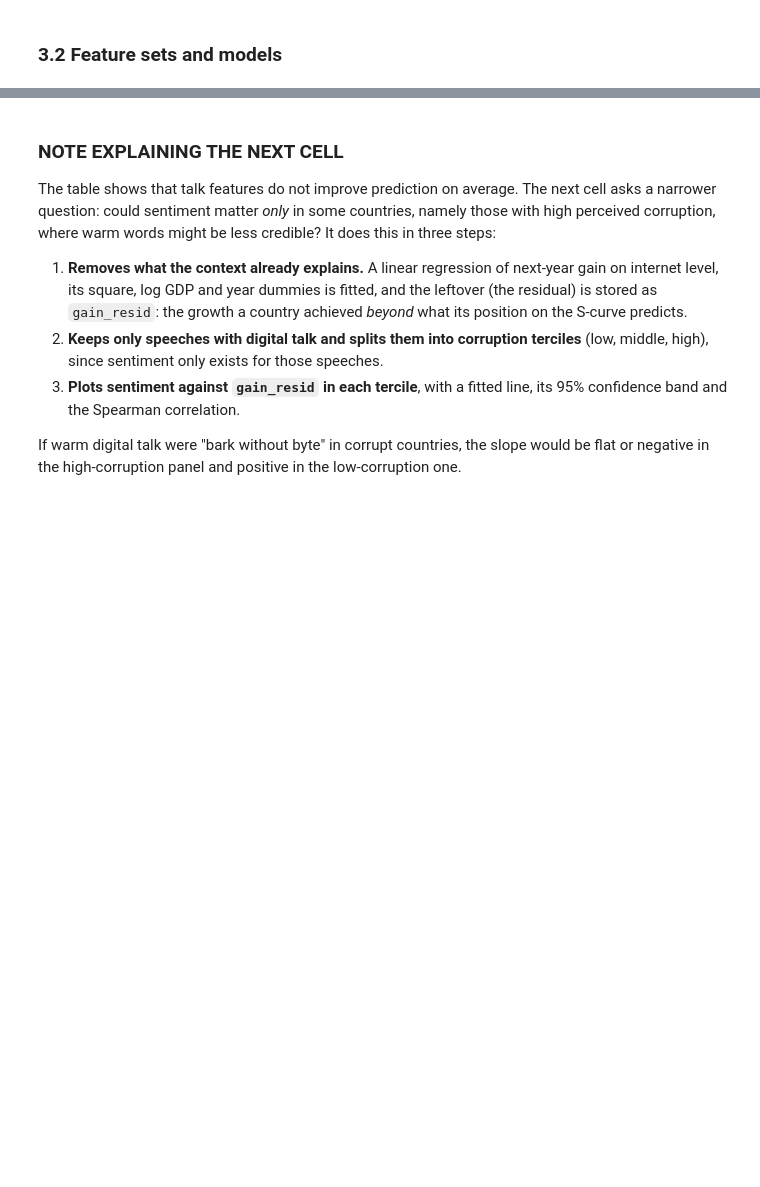
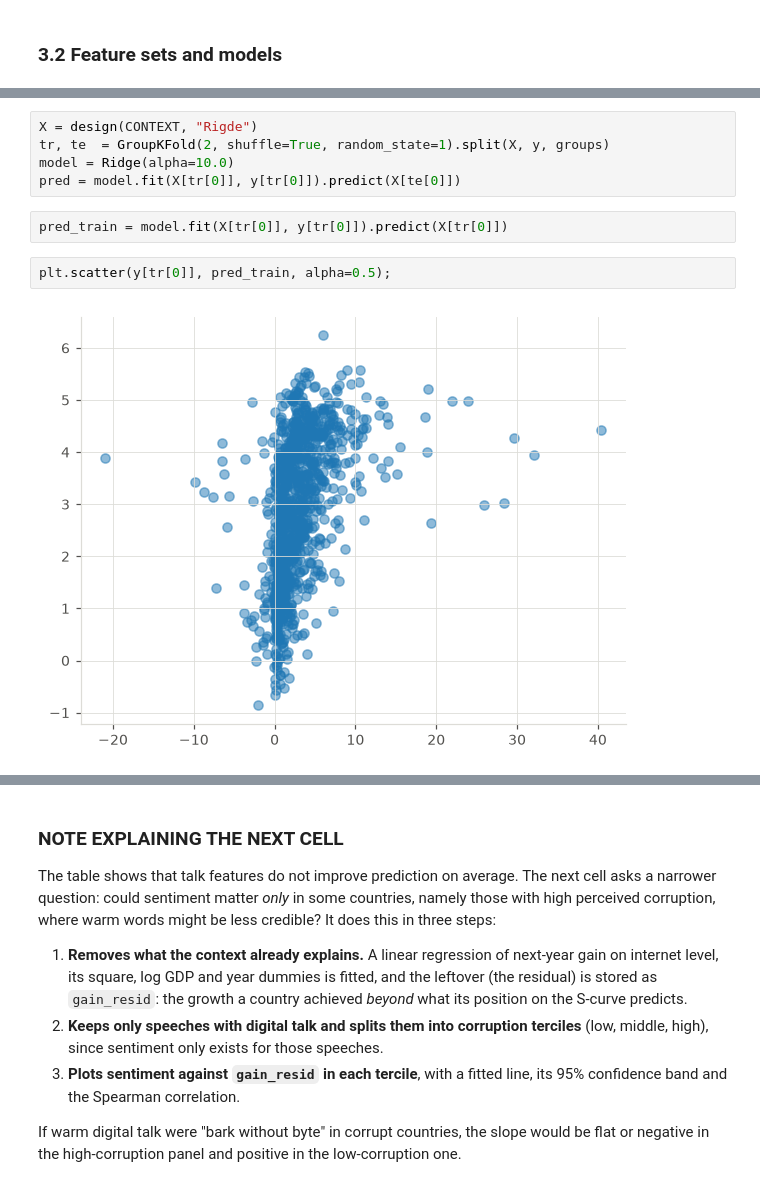
Before and after one commit to bwcd213/UN-General-Debate-Analysis, a Jupyter notebook: notebooks/analysis.ipynb, the cells around one changed output, grey strips where cells are left out. Drawn from its saved outputs; the diff is of its cells as text; blank space fills up the shorter version.

```diff
--- a/notebooks/analysis.ipynb
+++ b/notebooks/analysis.ipynb
@@ -375,0 +382,11 @@ Ridge (linear)                      D. + corruption 0.179  0.003     1.887
+# %%
+X = design(CONTEXT, "Rigde")
+tr, te  = GroupKFold(2, shuffle=True, random_state=1).split(X, y, groups)
+model = Ridge(alpha=10.0)
+pred = model.fit(X[tr[0]], y[tr[0]]).predict(X[te[0]])
+# %%
+pred_train = model.fit(X[tr[0]], y[tr[0]]).predict(X[tr[0]])
+# %%
+plt.scatter(y[tr[0]], pred_train, alpha=0.5);
+# %% [output]
+[figure, added]
```
Also changed, not shown: parts of 8 cells of this notebook.
